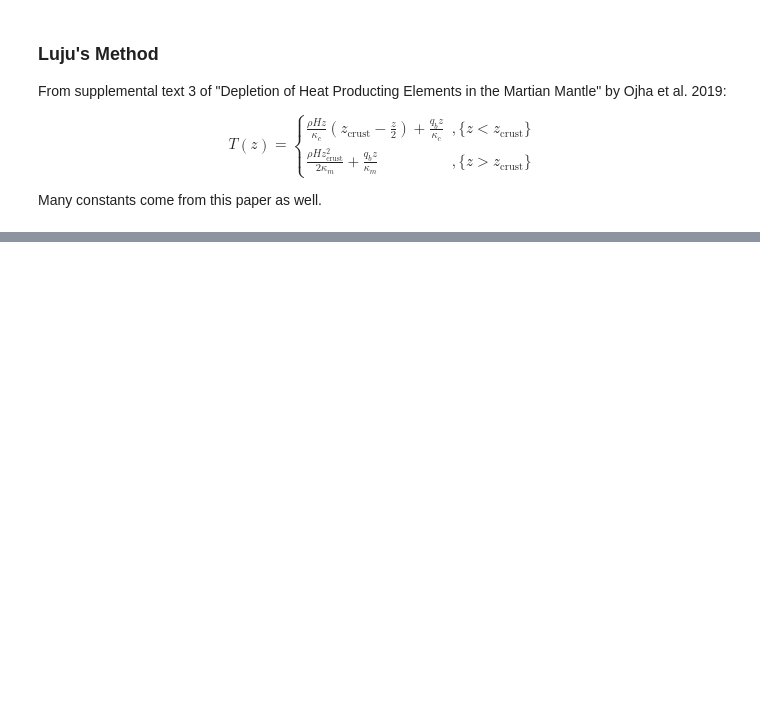
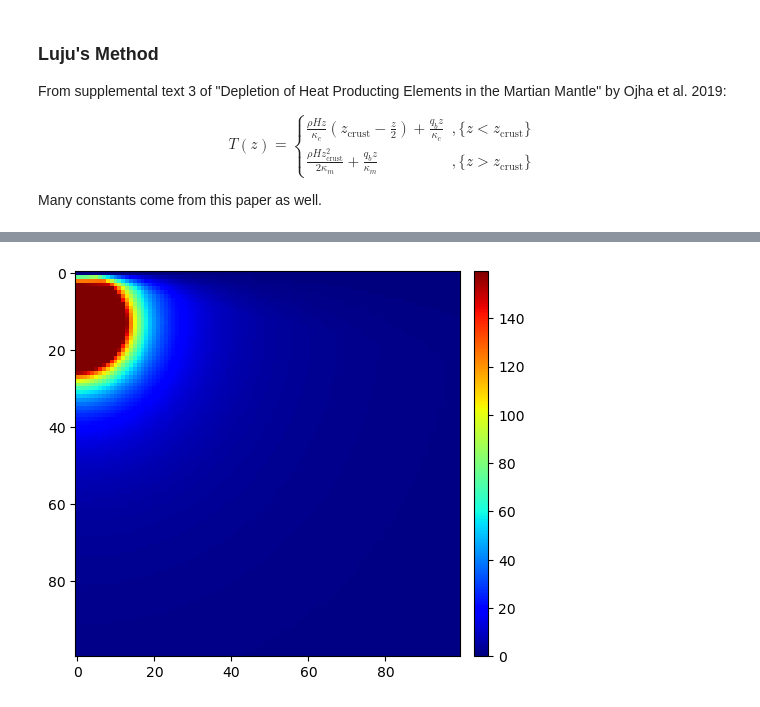
Before and after one commit to Humboldt-Penguin/Mars-Magnetics-Research, a Jupyter notebook: code/04_curie_depths/demag_analysis_v2.ipynb, the cells around one changed output, grey strips where cells are left out. Cells and saved outputs as stored; diff of their text form; code cells hidden in the pictures; blank space fills up the shorter version.

```diff
--- a/code/04_curie_depths/demag_analysis_v2.ipynb
+++ b/code/04_curie_depths/demag_analysis_v2.ipynb
@@ -778,0 +808,97 @@ plt.plot(depths, temp)
+# %%
+henry = {
+    "lon": 23.4,
+    "lat": 10.8,
+    "formation": 3.6e9,
+    "diameter_km": 300 # 167.58,
+}
+# %%
+def calc_P(diameter_km, r_km, z_km):
+
+    ## unit conversions
+    diameter_m = diameter_km * 1000
+    r_m = r_km * 1000 # horizontal distance from impact site
+    z_m = z_km * 1000 # depth from floor of crater (?)
+
+
+    ## start complicated math shit -- NOTE THAT EVERYTHING IS IN SI, I.E. METERS NOT KILOMETERS!!!
+
+    diam_obs = diameter_m # observed crater diameter
+    diam_star = 7 * 1000 # transition diameter from simple to complex crater, assumed 7km for mars
+    diam_trans = 0.7576 * (diam_obs ** 0.921) * (diam_star ** 0.079)
+    # print(diam_trans / 1000)
+
+    v_proj = 10 * 1000 # impact velocity, varies from 8-12 km/s, assumed 10 km/s
+    g = 3.721 # surface gravity
+    E = ((diam_trans * v_proj**0.09 * g**0.22)/(0.2212)) ** (1/0.26) # energy of impactor
+
+    rho = 2900 # density of impactor, assumed 2900 kg/m^3 for basaltic
+    r_proj = ((3 * E)/(2 * math.pi * rho * v_proj**2))**(1/3) # radius of impactor, assumed to be spherical basaltic projectile
+
+    R_0 = 0.75 * r_proj # radius of isobaric core, ~70% of projectile radius
+
+    C_basalt = 3.5 * 1000 # bulk speed of sound in material, assumed 3.5 km/s for kinosaki basalt
+    S_basalt = 1.5 # shock parameter of material, assumed 1.5 for kinosaki basalt
+
+    P_0 = 0.25 * rho * v_proj * (2*C_basalt + S_basalt*v_proj) # isobaric pressure (within isobaric core)
+
+    R_direct = math.sqrt( (z_m - R_0)**2 + r_m**2 ) # distance travelled by direct pressure waves
+    R_reflect = math.sqrt( (z_m + R_0)**2 + r_m**2 ) # distance travelled by reflected pressure waves
+
+    tau = (R_reflect - R_direct) / C_basalt # time delay between arrival of initial and reflected pressure waves
+    tau_rise = r_proj / v_proj # time rise (?)
+
+    def naive_P(this_r):
+        if (this_r <= R_0):
+            P = P_0
+        else:
+            n = 1.87 # exponential decay constant, assumed invariant with distance from impact
+            # P = P_0 * ((this_r / R_0) ** -n) # for some reason this blows up ????? so i use the shahnas equation instead lol
+            P = rho * (0.5*v_proj) * (C_basalt + S_basalt * (0.5*v_proj) * (R_0/this_r)**n ) * (R_0/this_r)**n
+        return P
+
+    if (tau > tau_rise):
+        P_eff = naive_P(R_direct)
+    else: # reduced peak pressure due to interference of waves
+        P_eff = naive_P(R_direct) - naive_P(R_reflect) * (1 - (tau / tau_rise))
+
+    P_eff = P_eff * 1e-9 # adjust to units of gigapascals
+
+    return P_eff
+
+
+
+###################################
+# calc_P(henry["diameter_km"], 10, 10)
+
+pressures = []
+for depth in range(100):
+    newline = []
+    for distance in range(100):
+        newline.append(calc_P(henry["diameter_km"], distance, depth))
+    pressures.append(newline)
+
+
+fig1 = plt.figure(figsize=(7,5))
+ax1 = plt.axes()
+im1 = ax1.imshow(pressures, cmap="jet")
+cax1 = fig1.add_axes([ax1.get_position().x1+0.02,ax1.get_position().y0,0.02,ax1.get_position().height])
+plt.colorbar(im1, cax=cax1)
+
+
+
+threshold = 2
+demag = [[1 if point > threshold else 0 for point in line] for line in pressures]
+
+
+fig2 = plt.figure(figsize=(7,5))
+ax2 = plt.axes()
+im2 = ax2.imshow(demag, cmap="jet")
+cax2 = fig2.add_axes([ax2.get_position().x1+0.02,ax2.get_position().y0,0.02,ax2.get_position().height])
+plt.colorbar(im2, cax=cax2)
+
+
+
+
+# print(calc_P(henry["diameter_km"], 30, 30))
+# %% [output]
@@ -778,0 +906 @@ plt.plot(depths, temp)
+[figure, added]
```
Also changed, not shown: parts of 10 cells of this notebook.
